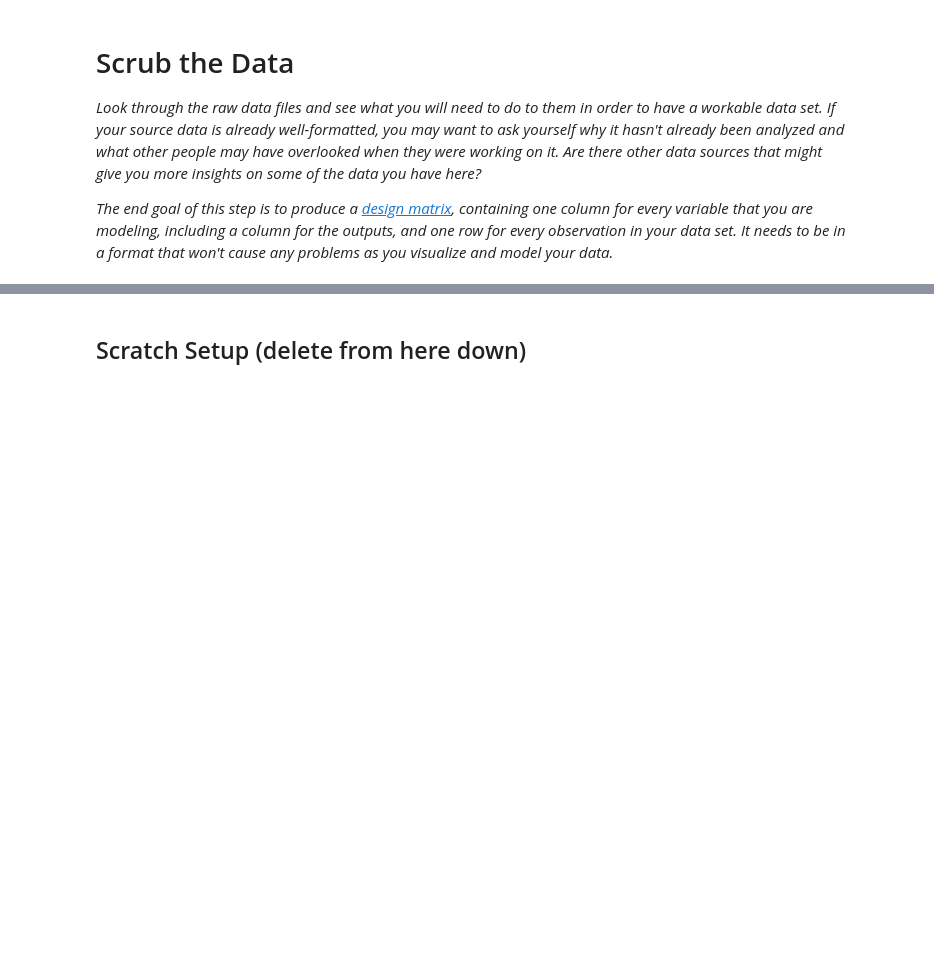
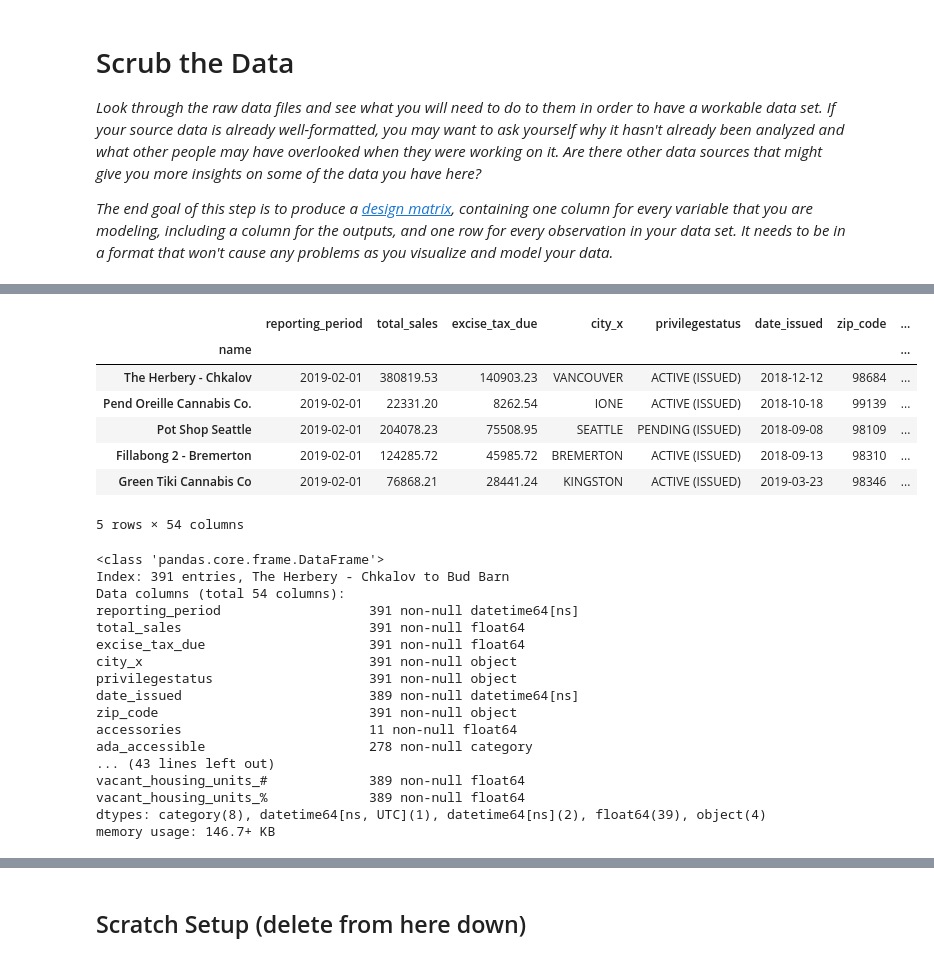
Before and after one commit to BotScutters/dispensary-predictions, a Jupyter notebook: notebooks/mvp.ipynb, the cells around one changed output, grey strips where cells are left out. Drawn from its saved outputs; the diff is of its cells as text; code cells hidden in the pictures; blank space fills up the shorter version.

```diff
--- a/notebooks/mvp.ipynb
+++ b/notebooks/mvp.ipynb
@@ -470,0 +564,30 @@ Dispensaries data dict already exists. Scrape data again? y/nn
+# %%
+data = join_cleaned_data(path, filename)
+display(data.head())
+data.info()
+# %% [output]
+|  | reporting_period | total_sales | excise_tax_due | city_x | privilegestatus | date_issued | zip_code | ... |
+| name |  |  |  |  |  |  |  | ... |
+| The Herbery - Chkalov | 2019-02-01 | 380819.53 | 140903.23 | VANCOUVER | ACTIVE (ISSUED) | 2018-12-12 | 98684 | ... |
+| Pend Oreille Cannabis Co. | 2019-02-01 | 22331.20 | 8262.54 | IONE | ACTIVE (ISSUED) | 2018-10-18 | 99139 | ... |
+| Pot Shop Seattle | 2019-02-01 | 204078.23 | 75508.95 | SEATTLE | PENDING (ISSUED) | 2018-09-08 | 98109 | ... |
+| Fillabong 2 - Bremerton | 2019-02-01 | 124285.72 | 45985.72 | BREMERTON | ACTIVE (ISSUED) | 2018-09-13 | 98310 | ... |
+| Green Tiki Cannabis Co | 2019-02-01 | 76868.21 | 28441.24 | KINGSTON | ACTIVE (ISSUED) | 2019-03-23 | 98346 | ... |
+5 rows × 54 columns
+<class 'pandas.core.frame.DataFrame'>
+Index: 391 entries, The Herbery - Chkalov to Bud Barn
+Data columns (total 54 columns):
+reporting_period                   391 non-null datetime64[ns]
+total_sales                        391 non-null float64
+excise_tax_due                     391 non-null float64
+city_x                             391 non-null object
+privilegestatus                    391 non-null object
+date_issued                        389 non-null datetime64[ns]
+zip_code                           391 non-null object
+accessories                        11 non-null float64
+ada_accessible                     278 non-null category
+... (43 lines left out)
+vacant_housing_units_#             389 non-null float64
+vacant_housing_units_%             389 non-null float64
+dtypes: category(8), datetime64[ns, UTC](1), datetime64[ns](2), float64(39), object(4)
+memory usage: 146.7+ KB
```
Also changed, not shown: parts of 13 cells of this notebook, 5 other files.
